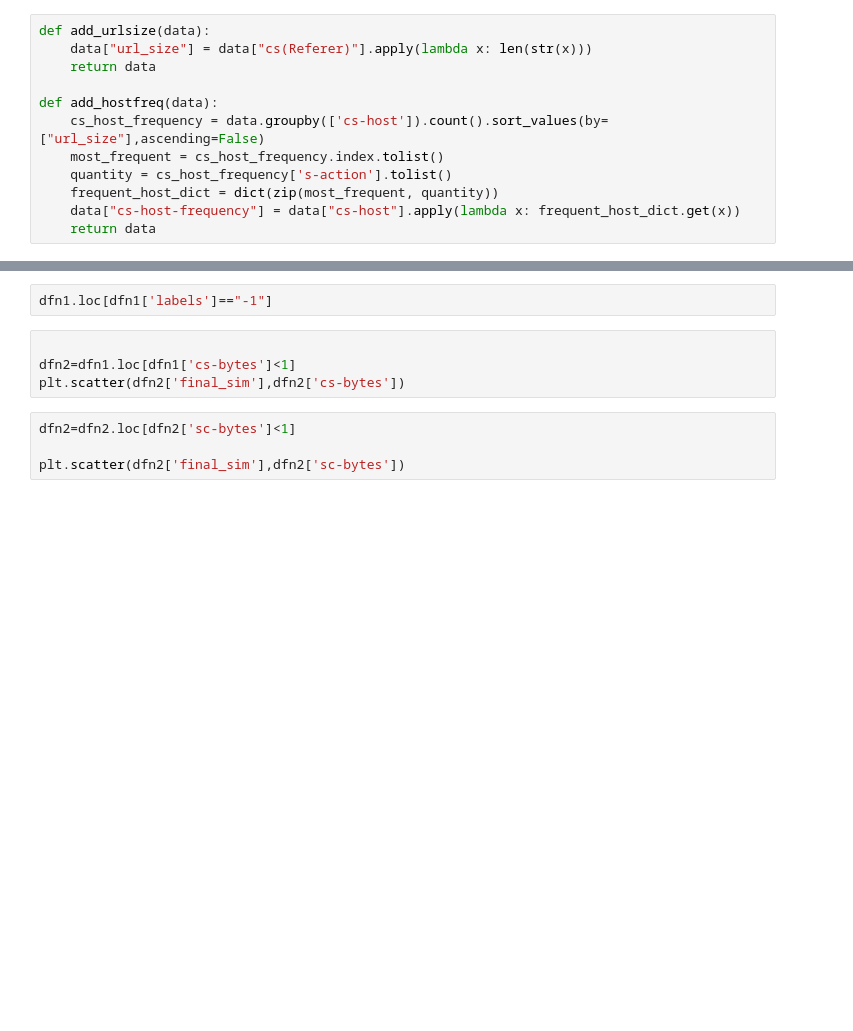
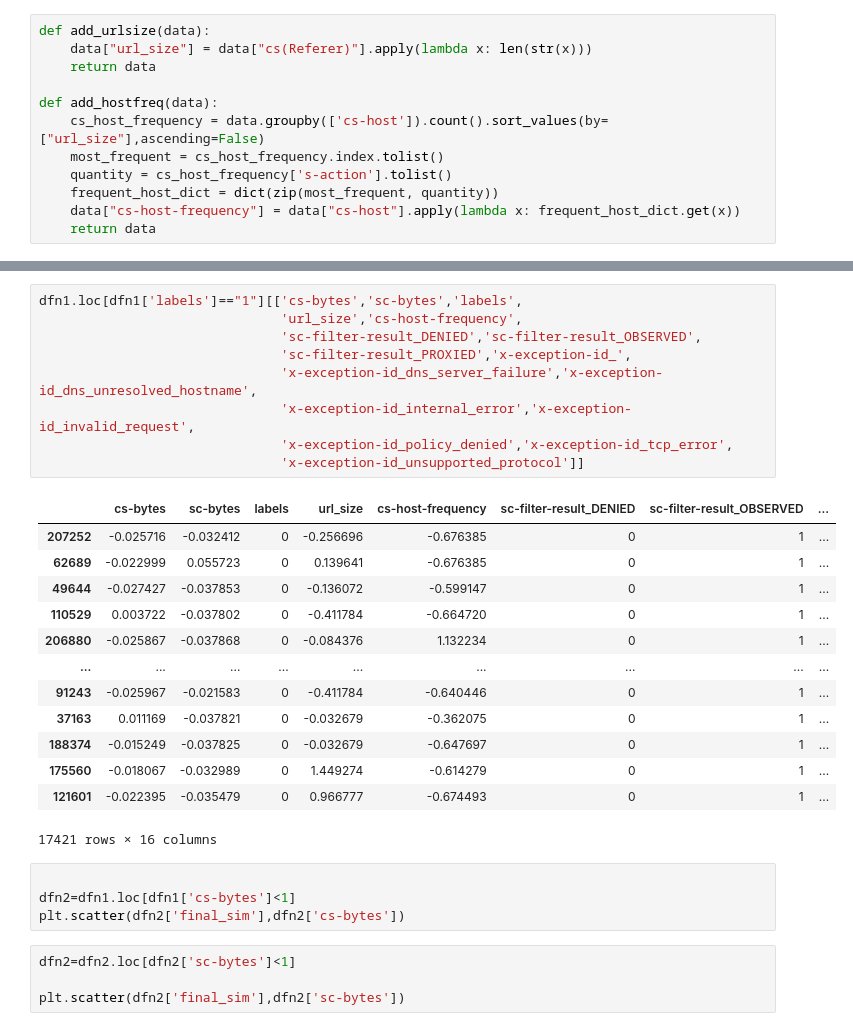
Before and after one commit to Skaddd/Clustering_URL, a Jupyter notebook: clustering.ipynb, the cells around one changed output, grey strips where cells are left out. Drawn from its saved outputs; the diff is of its cells as text; blank space fills up the shorter version.

```diff
--- a/clustering.ipynb
+++ b/clustering.ipynb
@@ -125,5 +167,26 @@ dfn1.groupby('labels').count()
-# %%
-dfn1.loc[dfn1['labels']=="-1"]
+# %%
+dfn1.loc[dfn1['labels']=="1"][['cs-bytes','sc-bytes','labels',
+                               'url_size','cs-host-frequency',
+                               'sc-filter-result_DENIED','sc-filter-result_OBSERVED',
+                               'sc-filter-result_PROXIED','x-exception-id_',
+                               'x-exception-id_dns_server_failure','x-exception-id_dns_unresolved_hostname',
+                               'x-exception-id_internal_error','x-exception-id_invalid_request',
+                               'x-exception-id_policy_denied','x-exception-id_tcp_error',
+                               'x-exception-id_unsupported_protocol']]
+# %% [output]
+|  | cs-bytes | sc-bytes | labels | url_size | cs-host-frequency | sc-filter-result_DENIED | sc-filter-result_OBSERVED | ... |
+| 207252 | -0.025716 | -0.032412 | 0 | -0.256696 | -0.676385 | 0 | 1 | ... |
+| 62689 | -0.022999 | 0.055723 | 0 | 0.139641 | -0.676385 | 0 | 1 | ... |
+| 49644 | -0.027427 | -0.037853 | 0 | -0.136072 | -0.599147 | 0 | 1 | ... |
+| 110529 | 0.003722 | -0.037802 | 0 | -0.411784 | -0.664720 | 0 | 1 | ... |
+| 206880 | -0.025867 | -0.037868 | 0 | -0.084376 | 1.132234 | 0 | 1 | ... |
+| ... | ... | ... | ... | ... | ... | ... | ... | ... |
+| 91243 | -0.025967 | -0.021583 | 0 | -0.411784 | -0.640446 | 0 | 1 | ... |
+| 37163 | 0.011169 | -0.037821 | 0 | -0.032679 | -0.362075 | 0 | 1 | ... |
+| 188374 | -0.015249 | -0.037825 | 0 | -0.032679 | -0.647697 | 0 | 1 | ... |
+| 175560 | -0.018067 | -0.032989 | 0 | 1.449274 | -0.614279 | 0 | 1 | ... |
+| 121601 | -0.022395 | -0.035479 | 0 | 0.966777 | -0.674493 | 0 | 1 | ... |
+17421 rows × 16 columns
 # %%
 
 dfn2=dfn1.loc[dfn1['cs-bytes']<1]
```
Also changed, not shown: parts of 8 cells of this notebook.
